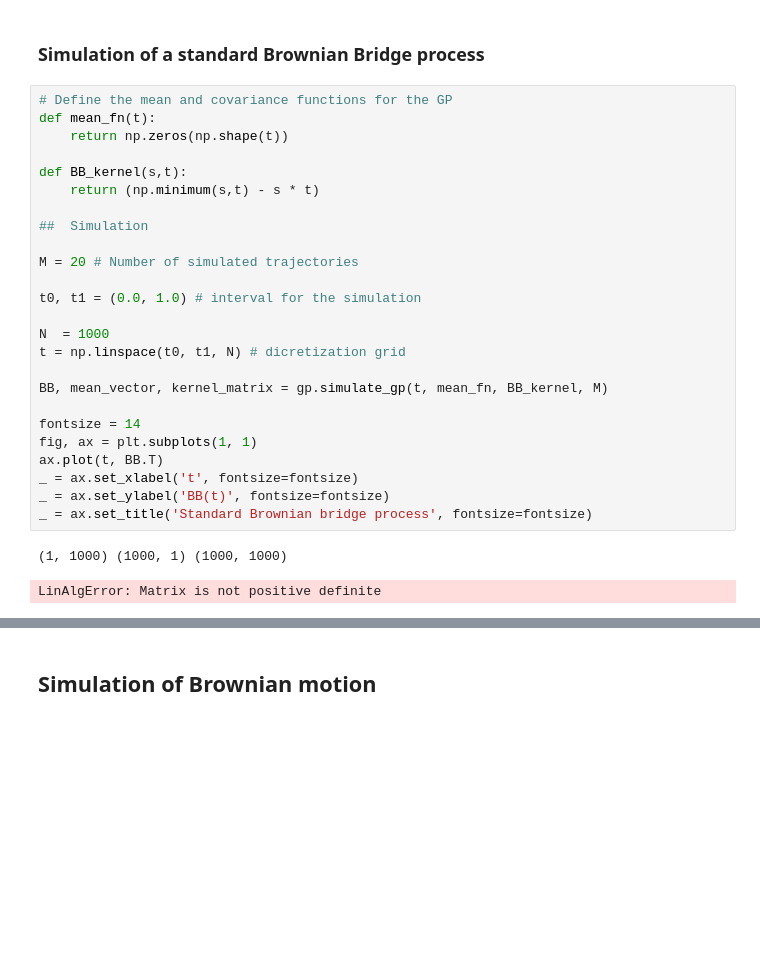
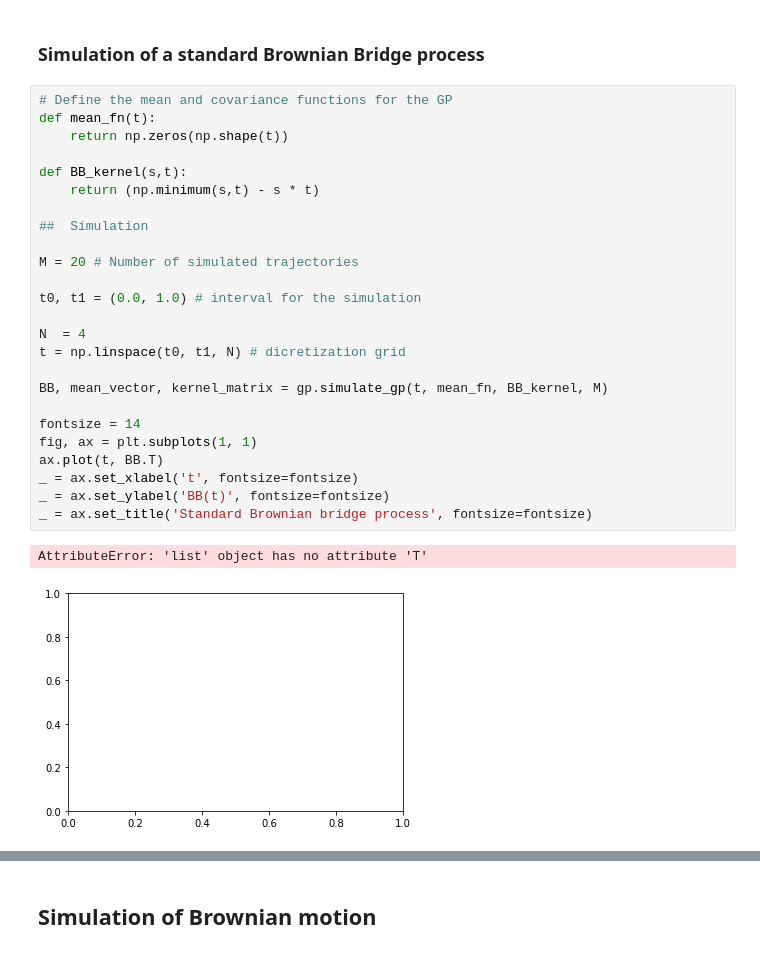
Before and after one commit to fjsaezm/mcd-mf, a Jupyter notebook: HW_01/demo_gaussian_processes.ipynb, the cells around one changed output, grey strips where cells are left out. Saved outputs shown, nothing was run; the diff lists cells and outputs as text; blank space fills up the shorter version.

```diff
--- a/HW_01/demo_gaussian_processes.ipynb
+++ b/HW_01/demo_gaussian_processes.ipynb
@@ -21,28 +18,28 @@ The autoreload extension is already loaded. To reload it, use:
 # %%
 # Define the mean and covariance functions for the GP
 def mean_fn(t):
     return np.zeros(np.shape(t))
 
 def BB_kernel(s,t):
     return (np.minimum(s,t) - s * t)
 
 ##  Simulation
 
 M = 20 # Number of simulated trajectories
 
 t0, t1 = (0.0, 1.0) # interval for the simulation
 
-N  = 1000
+N  = 4
 t = np.linspace(t0, t1, N) # dicretization grid
 
 BB, mean_vector, kernel_matrix = gp.simulate_gp(t, mean_fn, BB_kernel, M)
 
 fontsize = 14
 fig, ax = plt.subplots(1, 1)
 ax.plot(t, BB.T)
 _ = ax.set_xlabel('t', fontsize=fontsize)
 _ = ax.set_ylabel('BB(t)', fontsize=fontsize)
 _ = ax.set_title('Standard Brownian bridge process', fontsize=fontsize)
 # %% [output]
-(1, 1000) (1000, 1) (1000, 1000)
+AttributeError: 'list' object has no attribute 'T'
-LinAlgError: Matrix is not positive definite
+[figure, added]
```
Also changed, not shown: parts of 3 cells of this notebook, 1 other file.
